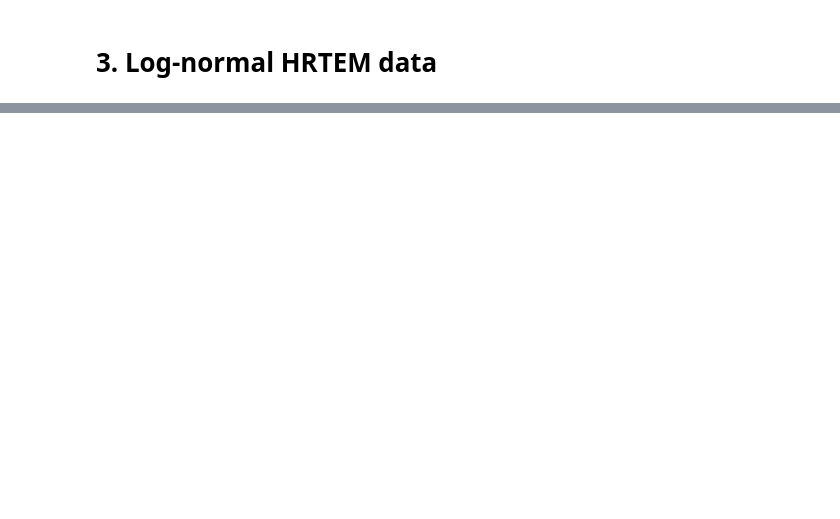
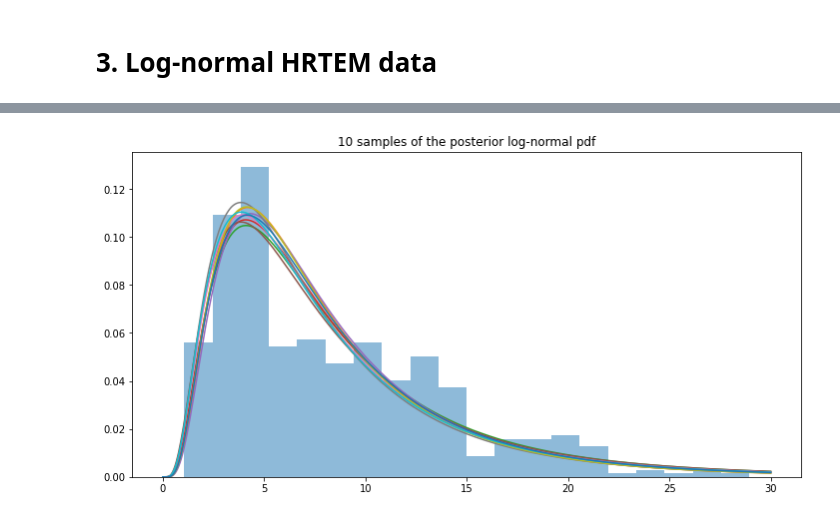
Before and after one commit to katjadellalibera/CS146, a Jupyter notebook: Problem Set 3 (Stan).ipynb, the cells around one changed output, grey strips where cells are left out. Drawn from its saved outputs; the diff is of its cells as text; code cells hidden in the pictures; blank space fills up the shorter version.

```diff
--- a/Problem Set 3 (Stan).ipynb
+++ b/Problem Set 3 (Stan).ipynb
@@ -164,2 +177,12 @@ plt.show()
 # %% [markdown]
 # 3. Log-normal HRTEM data
+# %%
+raw_hrtem = np.loadtxt('hrtem.csv')
+log_hrtem = np.log(raw_hrtem)
+hrtem_data = {
+        'mu': 2.3,
+        'nu': 0.1,
+        'alpha' : 2,
+        'beta' : 5,
+        'data_length': len(log_hrtem),  # number of data points
+        'hrtem_data': log_hrtem} # data set
@@ -165,0 +224,2 @@ plt.show()
+# %%
+hrtem_stan_model = pystan.StanModel(model_code=hrtem_stan_code)
@@ -165,0 +228,3 @@ plt.show()
+# %%
+hrtem_stan_results = hrtem_stan_model.sampling(data=hrtem_data)
+print(hrtem_stan_results.stansummary(pars=['x','sigma2'], probs=[0.025, 0.5, 0.975]))
@@ -165,0 +244,16 @@ plt.show()
+# %%
+posterior_hrtem_gamma_samples = hrtem_stan_results.extract()
+hrtem_samples_i = np.random.randint(4000,size=10)
+hrtem_xs = posterior_hrtem_gamma_samples['x'][hrtem_samples_i]
+hrtem_sigma2s = posterior_hrtem_gamma_samples['sigma2'][hrtem_samples_i]
+
+plt.figure(figsize=(12, 6))
+plot_x = np.linspace(0, 30, 500)
+plt.hist(raw_hrtem, bins=20, density=True, alpha =0.5)
+for i in range(len(xs)):
+    plot_y = stats.lognorm.pdf(plot_x, np.sqrt(hrtem_sigma2s[i]), scale= np.exp(hrtem_xs[i]))
+    plt.plot(plot_x, plot_y)
+plt.title('%i samples of the posterior log-normal pdf' % len(hrtem_xs))
+plt.show()
+# %% [output]
+[figure, added]
```
Also changed, not shown: parts of 14 cells of this notebook, 1 other file.
